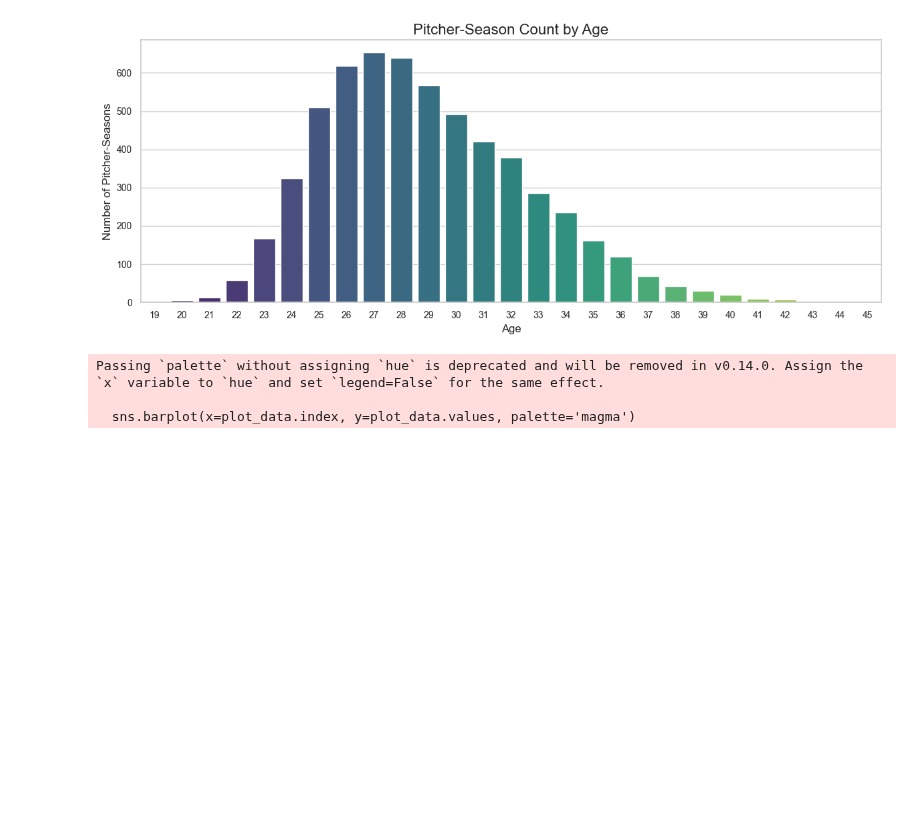
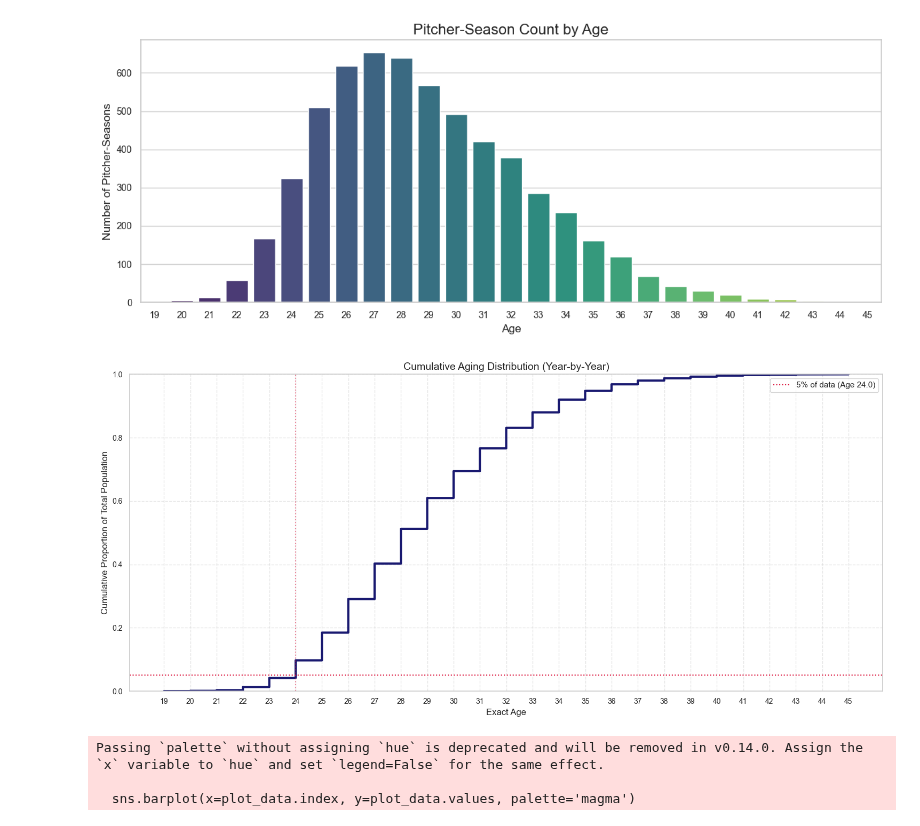
Before and after one commit to ethanwongca/mlb-pitch-aging, a Jupyter notebook: notebooks/EDA.ipynb, the cells around one changed output. Saved outputs shown, nothing was run; the diff lists cells and outputs as text; code cells hidden in the pictures; blank space fills up the shorter version.

```diff
--- a/notebooks/EDA.ipynb
+++ b/notebooks/EDA.ipynb
@@ -93,6 +94,29 @@ Passing `palette` without assigning `hue` is deprecated and will be removed in v
 
   sns.barplot(x=age_counts.index, y=age_counts.values, palette="viridis")
 [figure]
+# %%
+plt.figure(figsize=(15, 7))
+
+sns.ecdfplot(data=seasons, x="age", color="midnightblue", linewidth=3)
+
+min_age = int(seasons["age"].min())
+max_age = int(seasons["age"].max())
+plt.xticks(np.arange(min_age, max_age + 1, 1))
+
+plt.grid(visible=True, which='both', linestyle='--', alpha=0.5)
+
+p5_age = seasons["age"].quantile(0.05)
+plt.axhline(0.05, color='crimson', linestyle=':', label=f'5% of data (Age {p5_age:.1f})')
+plt.axvline(p5_age, color='crimson', linestyle=':', alpha=0.5)
+
+plt.title("Cumulative Aging Distribution (Year-by-Year)", fontsize=14)
+plt.xlabel("Exact Age", fontsize=12)
+plt.ylabel("Cumulative Proportion of Total Population", fontsize=12)
+plt.legend()
+
+plt.show()
+# %% [output]
+[figure, added]
 # %%
 seasons = df.drop_duplicates(subset=["pitcher", "year"])
 season_counts = seasons.groupby("pitcher")["year"].count().reset_index()
```
Also changed, not shown: parts of 2 cells of this notebook.
